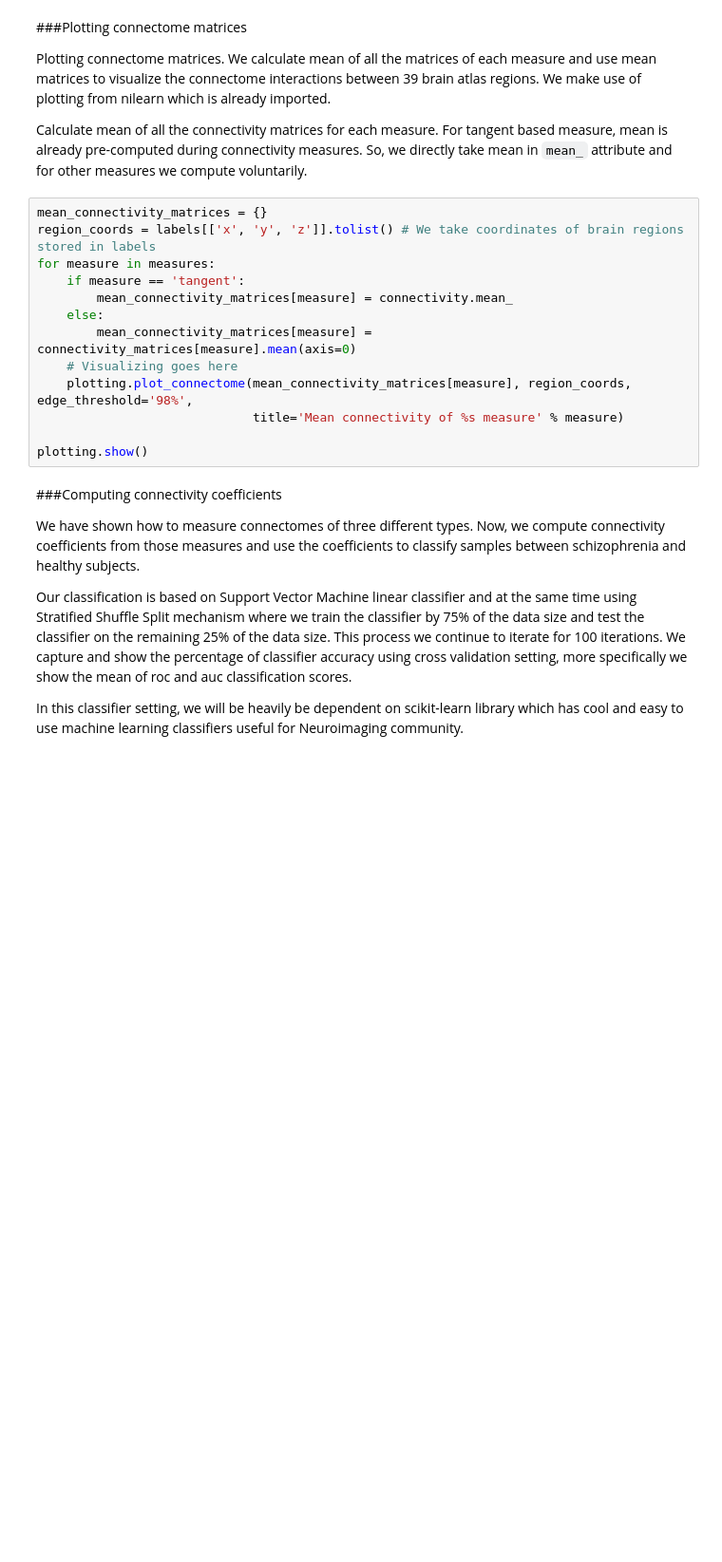
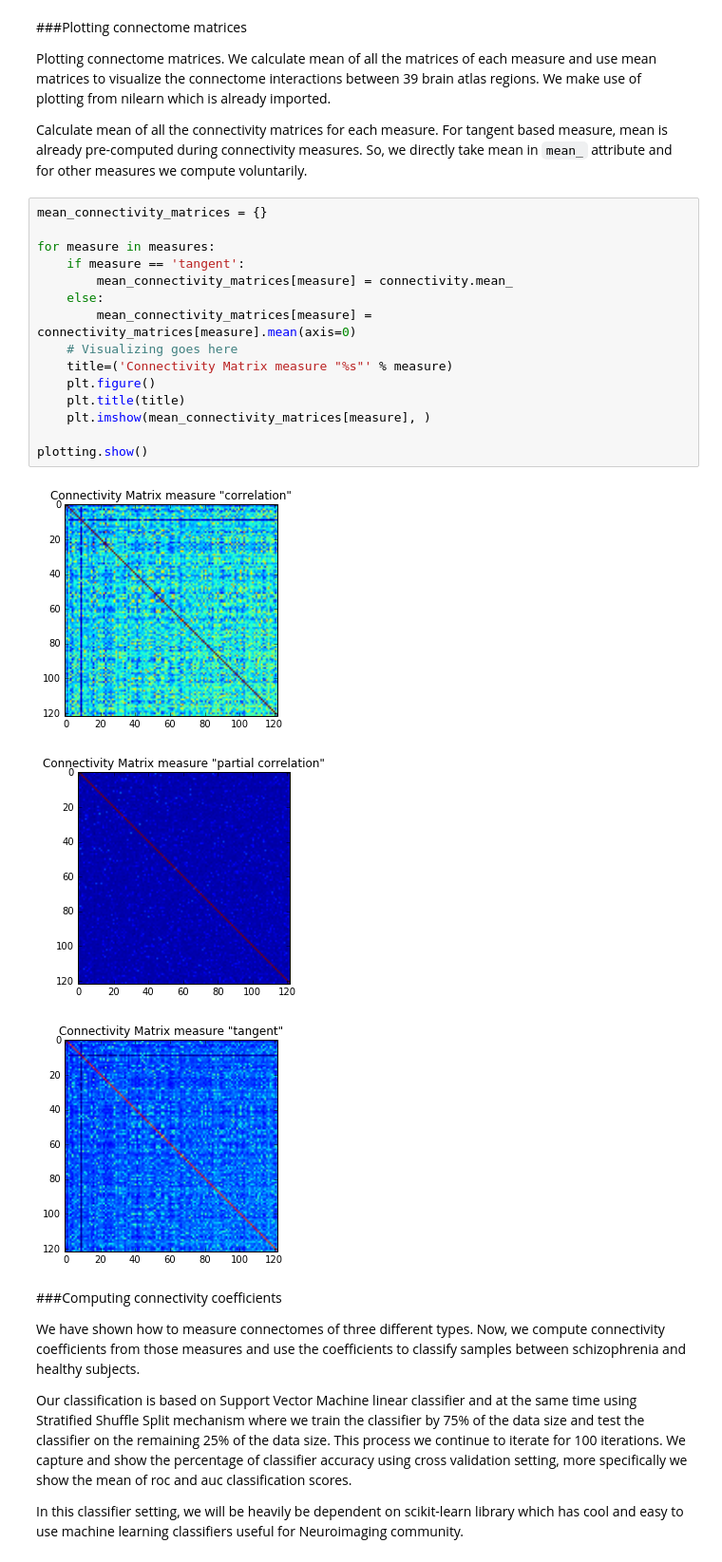
Before and after one commit to KamalakerDadi/Tutorial, a Jupyter notebook: brainhack_mltutorial.ipynb, the cells around one changed output. Shown: that part at 95% size. Saved outputs shown, nothing was run; the diff lists cells and outputs as text; blank space fills up the shorter version.

```diff
--- a/brainhack_mltutorial.ipynb
+++ b/brainhack_mltutorial.ipynb
@@ -180,17 +185,23 @@ Plotting connectome matrices. We calculate mean of all the matrices of each meas
 Calculate mean of all the connectivity matrices for each measure. For tangent based measure, mean is already pre-computed during connectivity measures. So, we directly take mean in `mean_` attribute and for other measures we compute voluntarily.
 # %%
 mean_connectivity_matrices = {}
-region_coords = labels[['x', 'y', 'z']].tolist() # We take coordinates of brain regions stored in labels
+
 for measure in measures:
     if measure == 'tangent':
         mean_connectivity_matrices[measure] = connectivity.mean_
     else:
         mean_connectivity_matrices[measure] = connectivity_matrices[measure].mean(axis=0)
     # Visualizing goes here
-    plotting.plot_connectome(mean_connectivity_matrices[measure], region_coords, edge_threshold='98%',
-                             title='Mean connectivity of %s measure' % measure)
+    title=('Connectivity Matrix measure "%s"' % measure)
+    plt.figure()
+    plt.title(title)
+    plt.imshow(mean_connectivity_matrices[measure], )
 
 plotting.show()
+# %% [output]
+[figure, added]
+[figure, added]
+[figure, added]
 # %% [markdown]
 ###Computing connectivity coefficients
 
```
Also changed, not shown: parts of 5 cells of this notebook.
